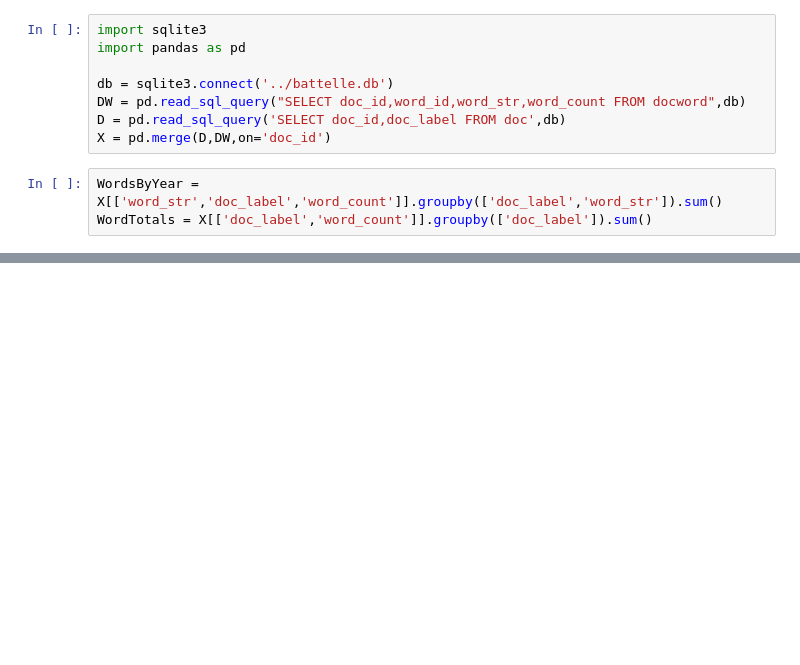
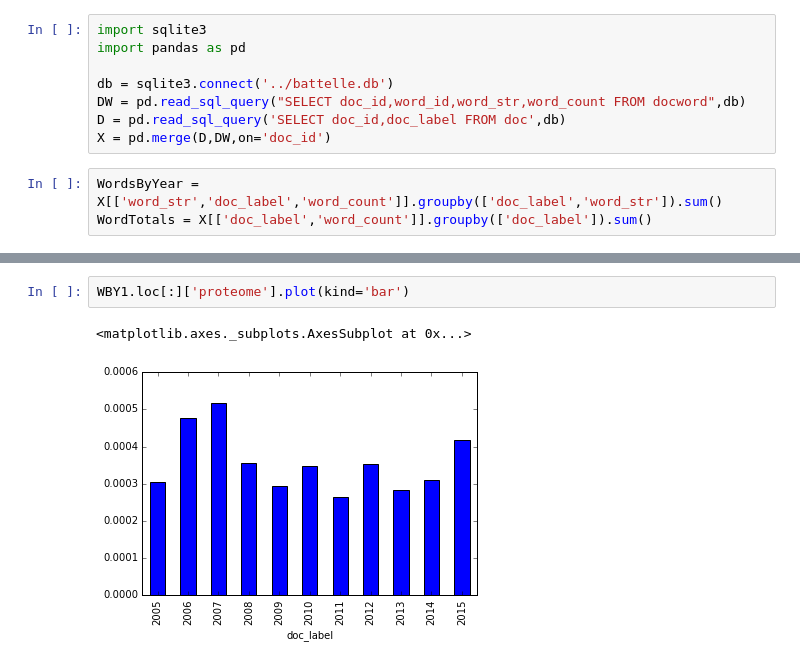
Before and after one commit to battelle-dsi-capstone-2015/notebooks, a Jupyter notebook: Word Frequencies.ipynb, the cells around one changed output, grey strips where cells are left out. Saved outputs shown, nothing was run; the diff lists cells and outputs as text; blank space fills up the shorter version.

```diff
--- a/Word Frequencies.ipynb
+++ b/Word Frequencies.ipynb
@@ -42,0 +75,5 @@ WBY1.loc[:]['Chinese'].plot(kind='bar')
+# %%
+WBY1.loc[:]['proteome'].plot(kind='bar')
+# %% [output]
+<matplotlib.axes._subplots.AxesSubplot at 0x...>
+[figure, added]
```
Also changed, not shown: parts of 5 cells of this notebook.
